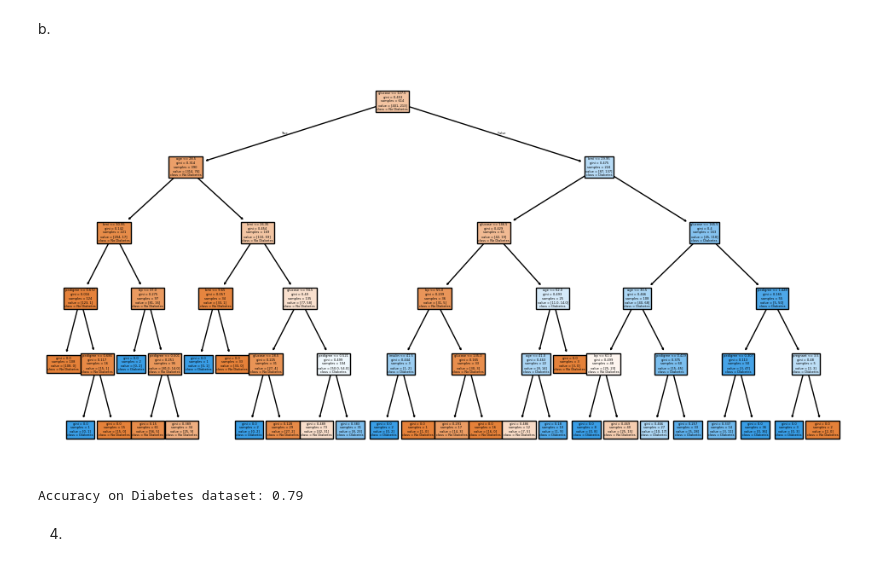
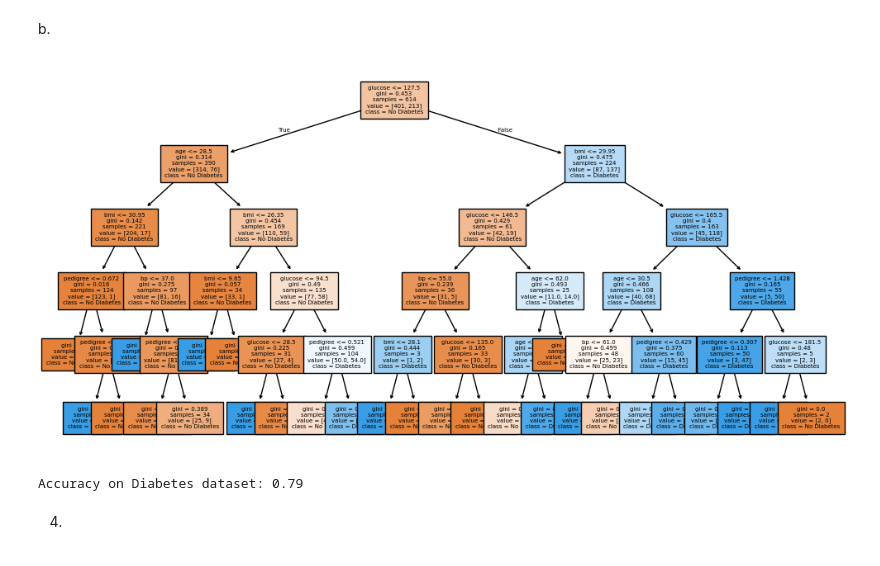
Before and after one commit to linnypham/CSC4850, a Jupyter notebook: a1/hw.ipynb, the cells around one changed output. Cells and saved outputs as stored; diff of their text form; code cells hidden in the pictures.

```diff
--- a/a1/hw.ipynb
+++ b/a1/hw.ipynb
@@ -140,25 +140,25 @@ b.
 # %%
 col_names = ['pregnant', 'glucose', 'bp', 'skin', 'insulin', 'bmi', 'pedigree', 'age', 'label']
 pima = pd.read_csv("diabetes.csv", header=0, names=col_names)
 
 X_d = pima.drop(columns=['label'])  # Features
 y_d = pima['label']  # Target
 
 # Split dataset (80% training, 20% testing)
 X_train_d, X_test_d, y_train_d, y_test_d = train_test_split(X_d, y_d, test_size=0.2, random_state=42)
 
 dt_d = DecisionTreeClassifier(max_depth=5)
 dt_d.fit(X_train_d, y_train_d)
 y_pred_dt_d = dt_d.predict(X_test_d)
 
 plt.figure(figsize=(12, 6))
-plot_tree(dt_d, feature_names=col_names[:-1], class_names=['No Diabetes', 'Diabetes'], filled=True)
+plot_tree(dt_d, feature_names=col_names[:-1], class_names=['No Diabetes', 'Diabetes'],fontsize=5, filled=True)
 plt.show()
 
 # Evaluate the model
 print(f"Accuracy on Diabetes dataset: {accuracy_score(y_test_d, y_pred_dt_d):.2f}")
 # %% [output]
-[figure, old version]
+[figure, new version]
 Accuracy on Diabetes dataset: 0.79
 # %% [markdown]
 4.
```
Also changed, not shown: parts of 1 cell of this notebook.
